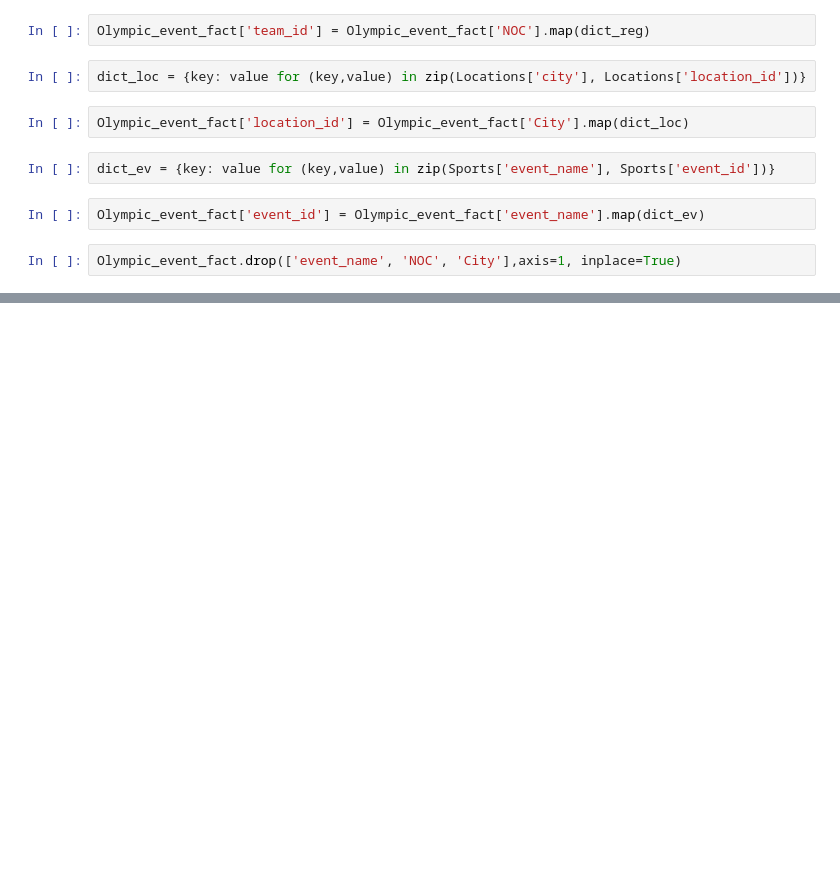
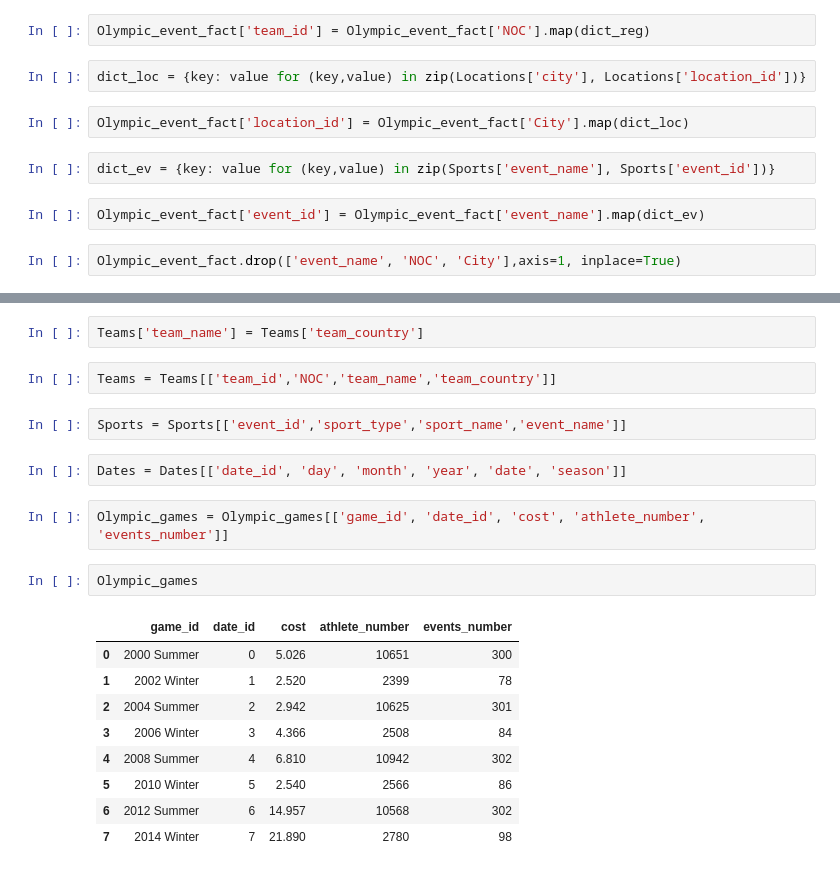
Before and after one commit to grudzienAda/hurtownie_project, a Jupyter notebook: ETL/table_transformations.ipynb, the cells around one changed output, grey strips where cells are left out. Saved outputs shown, nothing was run; the diff lists cells and outputs as text; blank space fills up the shorter version.

Commit message:
add ready tables

```diff
--- a/ETL/table_transformations.ipynb
+++ b/ETL/table_transformations.ipynb
@@ -702,0 +702,22 @@ Olympic_event_fact.head()
+# %%
+Teams['team_name'] = Teams['team_country']
+# %%
+Teams = Teams[['team_id','NOC','team_name','team_country']]
+# %%
+Sports = Sports[['event_id','sport_type','sport_name','event_name']]
+# %%
+Dates = Dates[['date_id', 'day', 'month', 'year', 'date', 'season']]
+# %%
+Olympic_games = Olympic_games[['game_id', 'date_id', 'cost', 'athlete_number', 'events_number']]
+# %%
+Olympic_games
+# %% [output]
+|  | game_id | date_id | cost | athlete_number | events_number |
+| 0 | 2000 Summer | 0 | 5.026 | 10651 | 300 |
+| 1 | 2002 Winter | 1 | 2.520 | 2399 | 78 |
+| 2 | 2004 Summer | 2 | 2.942 | 10625 | 301 |
+| 3 | 2006 Winter | 3 | 4.366 | 2508 | 84 |
+| 4 | 2008 Summer | 4 | 6.810 | 10942 | 302 |
+| 5 | 2010 Winter | 5 | 2.540 | 2566 | 86 |
+| 6 | 2012 Summer | 6 | 14.957 | 10568 | 302 |
+| 7 | 2014 Winter | 7 | 21.890 | 2780 | 98 |
```
Also changed, not shown: parts of 32 cells of this notebook, 7 other files.
